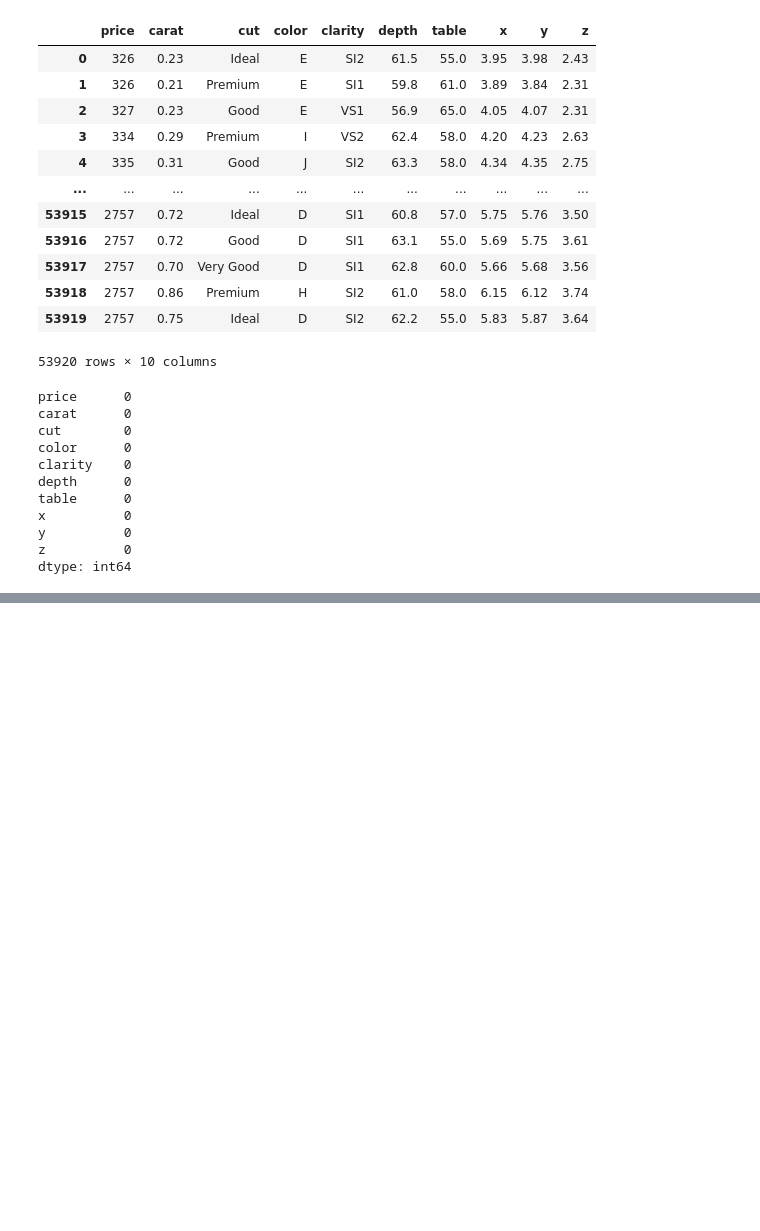
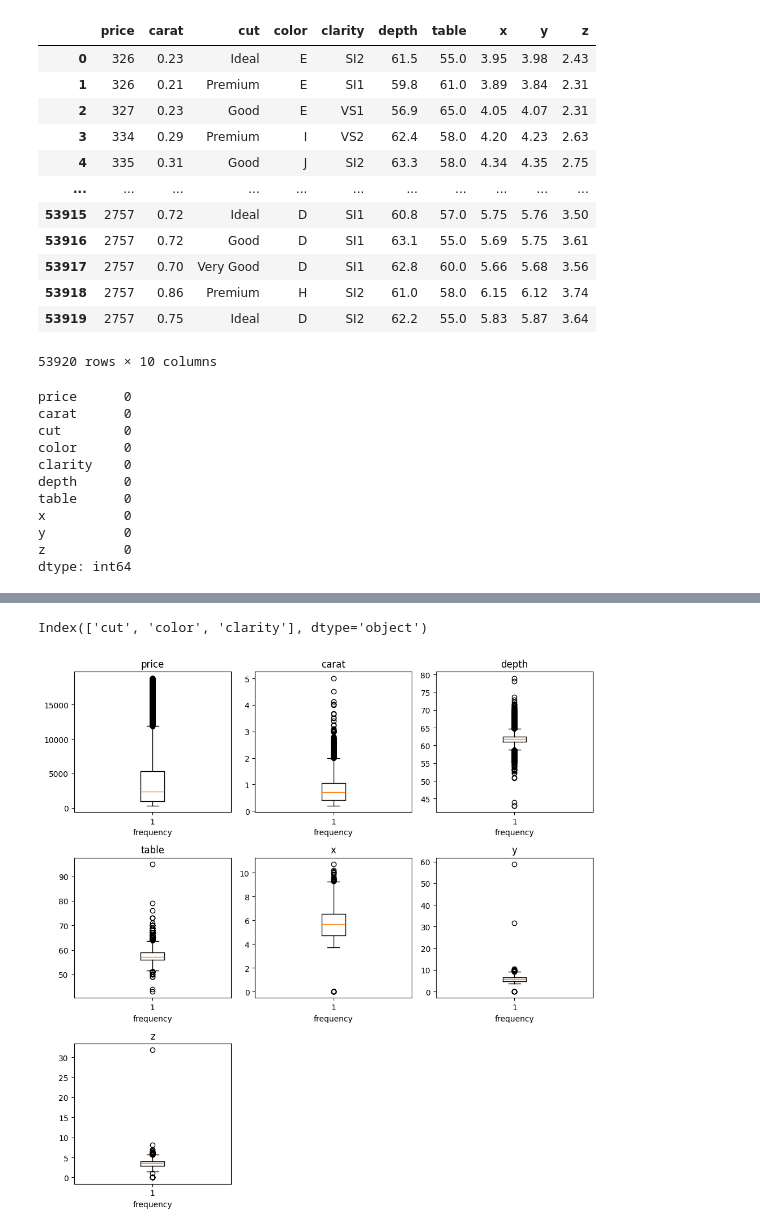
Before and after one commit to Agumekenneth/Probality-and-statistics-, a Jupyter notebook: WEEK 4/ml.ipynb, the cells around one changed output, grey strips where cells are left out. Drawn from its saved outputs; the diff is of its cells as text; code cells hidden in the pictures; blank space fills up the shorter version.

```diff
--- a/WEEK 4/ml.ipynb
+++ b/WEEK 4/ml.ipynb
@@ -50,0 +75,3 @@ data.describe()
+# %%
+cont=data.select_dtypes(exclude=['object'])
+cont
@@ -50,0 +94,15 @@ data.describe()
+# %%
+cat.columns
+# %% [output]
+Index(['cut', 'color', 'clarity'], dtype='object')
+# %%
+plt.figure(figsize=(10, 10))
+for i,col in enumerate(cont.columns):
+    plt.subplot(3, 3, i+1)
+    plt.boxplot(data[col])
+    plt.title(col)
+    plt.xlabel('frequency')
+plt.tight_layout()
+plt.show()
+# %% [output]
+[figure, added]
```
Also changed, not shown: parts of 19 cells of this notebook.
